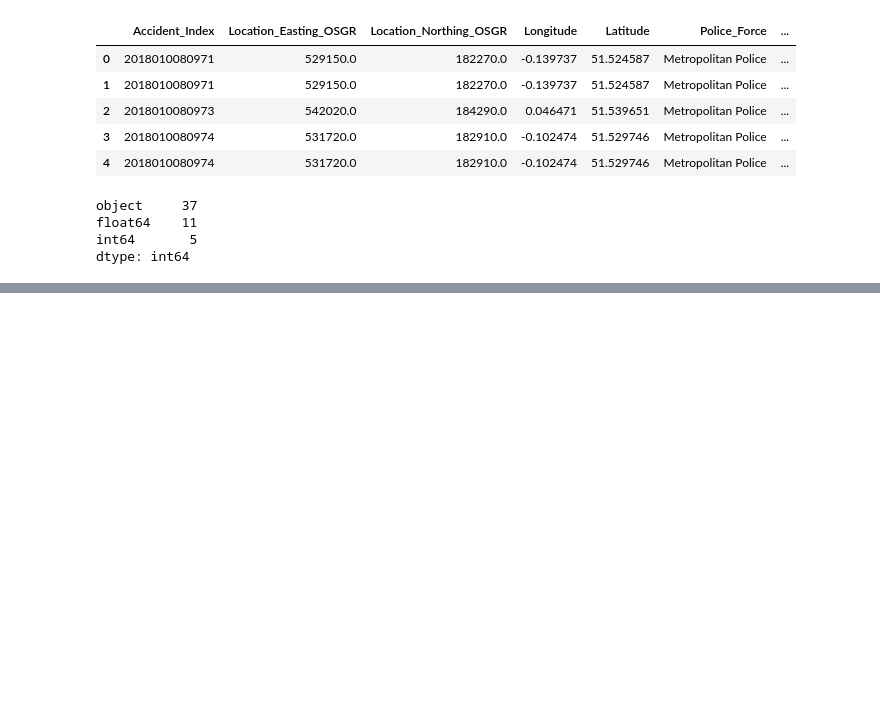
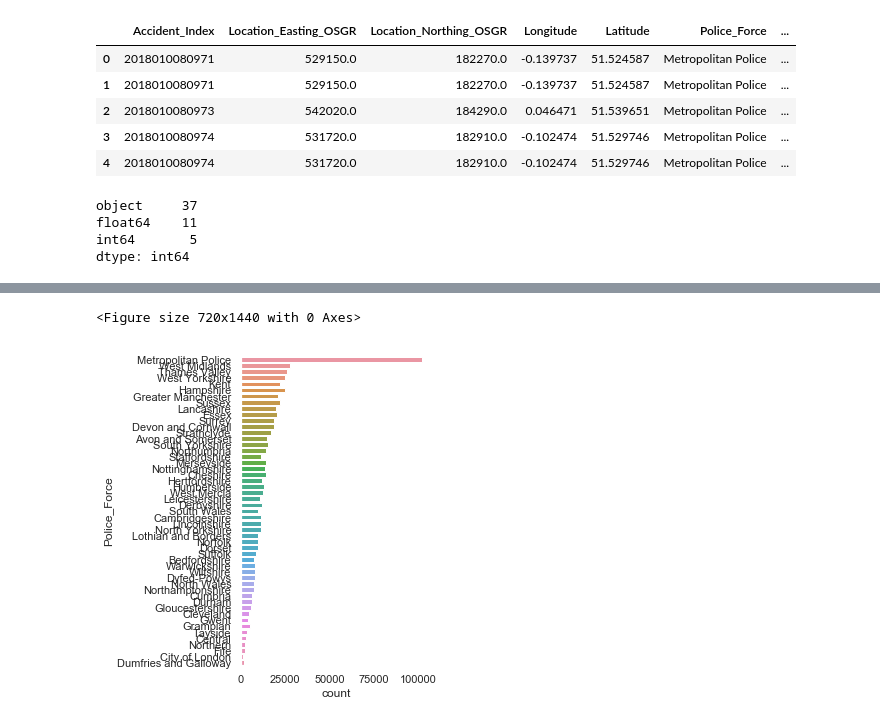
Before and after one commit to odojoachim/Coursera_Capstone, a Jupyter notebook: Coursera_Project.ipynb, the cells around one changed output, grey strips where cells are left out. Cells and saved outputs as stored; diff of their text form; code cells hidden in the pictures; blank space fills up the shorter version.

```diff
--- a/Coursera_Project.ipynb
+++ b/Coursera_Project.ipynb
@@ -893,4 +1127,11 @@ Name: Driver_Home_Area_Type, dtype: int64
 # %%
 # Later on build random forest or xgboost model and see feature importance of each and every feature.
+plt.figure(figsize=(10,20))
+sns.set(rc={"axes.facecolor":"white", "axes.grid":False})
+sns.catplot(y = "Police_Force", kind = "count",data = normalized_df , order=data['Police_Force'].value_counts().index)
+plt.show()
+# %% [output]
+<Figure size 720x1440 with 0 Axes>
+[figure, added]
 # %%
 # We can also use permutation importance as well (eli5 package) for checking significance of features. Drop the features which are insignificant and rebuild the model.
```
Also changed, not shown: parts of 75 cells of this notebook.
